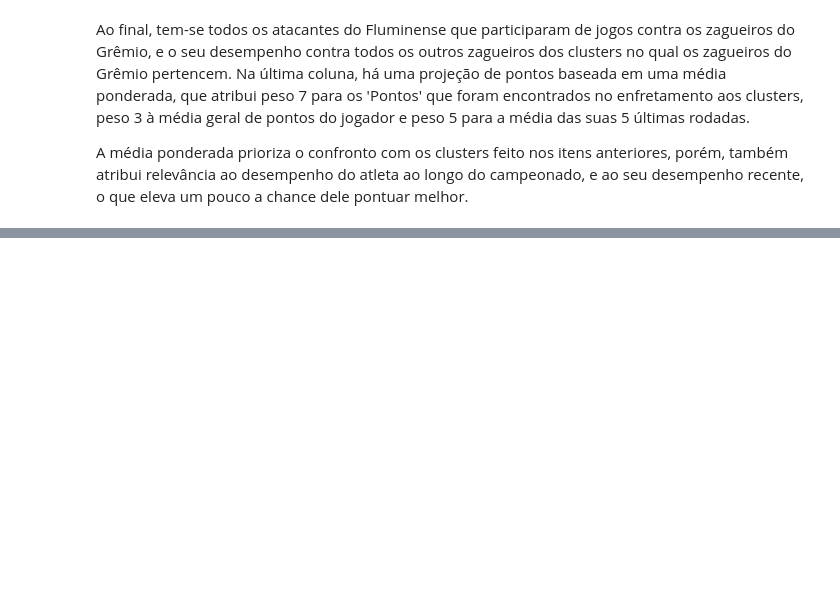
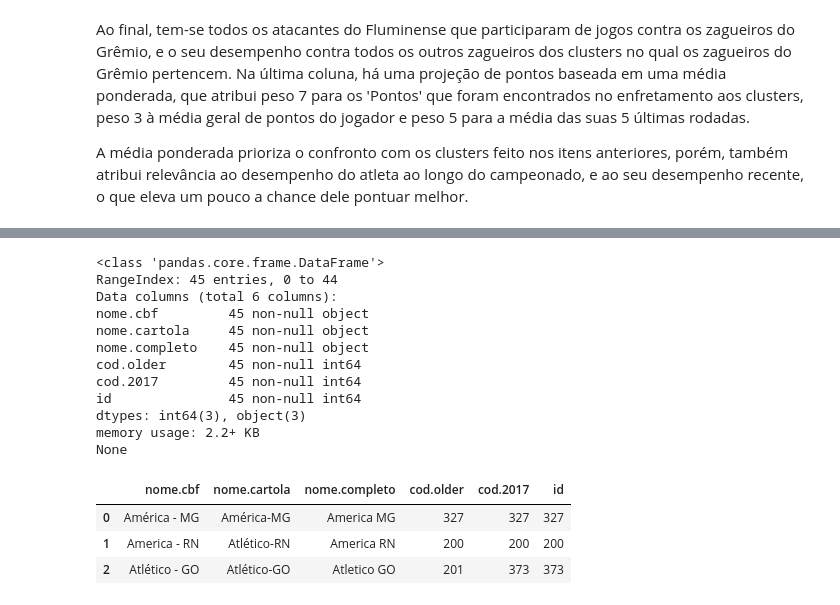
Before and after one commit to AndressaStefany/ClusteringAndCaRtola, a Jupyter notebook: Clustering.ipynb, the cells around one changed output, grey strips where cells are left out. Cells and saved outputs as stored; diff of their text form; code cells hidden in the pictures; blank space fills up the shorter version.

```diff
--- a/Clustering.ipynb
+++ b/Clustering.ipynb
@@ -488,0 +519,20 @@ A média ponderada prioriza o confronto com os clusters feito nos itens anterior
+# %%
+print(times_ids.info())
+times_ids.head(3)
+# %% [output]
+<class 'pandas.core.frame.DataFrame'>
+RangeIndex: 45 entries, 0 to 44
+Data columns (total 6 columns):
+nome.cbf         45 non-null object
+nome.cartola     45 non-null object
+nome.completo    45 non-null object
+cod.older        45 non-null int64
+cod.2017         45 non-null int64
+id               45 non-null int64
+dtypes: int64(3), object(3)
+memory usage: 2.2+ KB
+None
+|  | nome.cbf | nome.cartola | nome.completo | cod.older | cod.2017 | id |
+| 0 | América - MG | América-MG | America MG | 327 | 327 | 327 |
+| 1 | America - RN | Atlético-RN | America RN | 200 | 200 | 200 |
+| 2 | Atlético - GO | Atlético-GO | Atletico GO | 201 | 373 | 373 |
```
Also changed, not shown: parts of 14 cells of this notebook.
